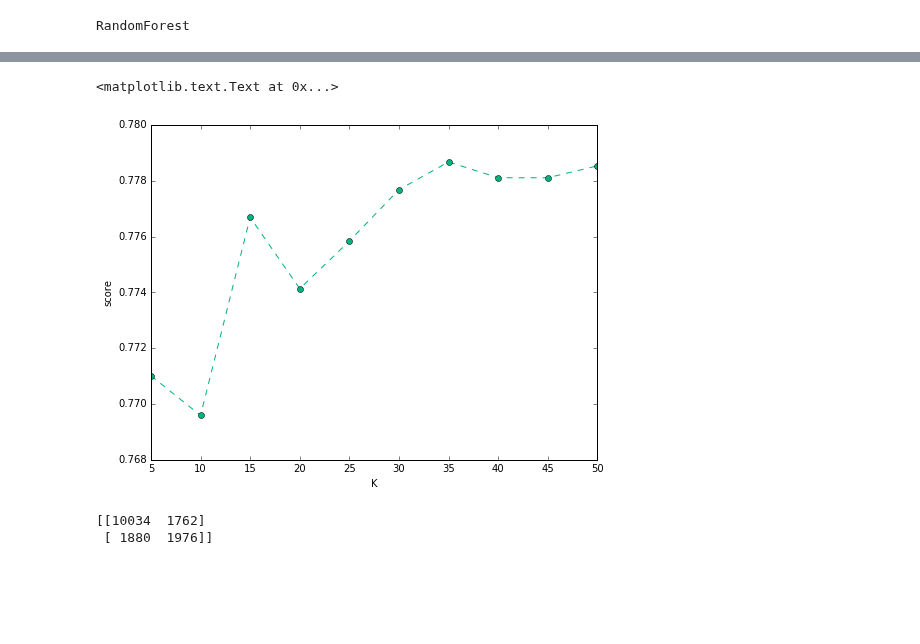
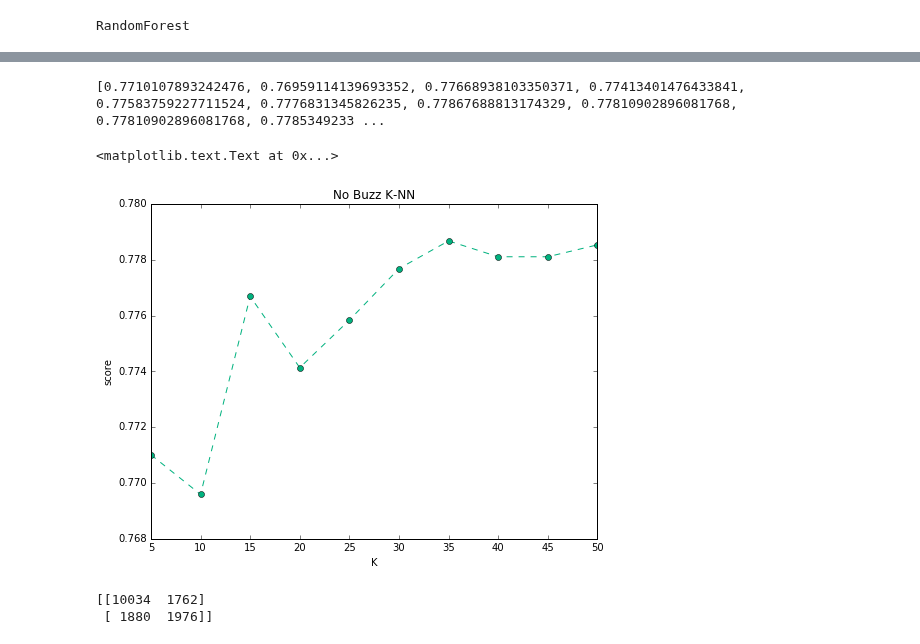
Before and after one commit to awkweb/DS501, a Jupyter notebook: 4/CaseStudy4.ipynb, the cells around one changed output, grey strips where cells are left out. Saved outputs shown, nothing was run; the diff lists cells and outputs as text; code cells hidden in the pictures; blank space fills up the shorter version.

```diff
--- a/4/CaseStudy4.ipynb
+++ b/4/CaseStudy4.ipynb
@@ -682,26 +766,30 @@ time elapsed:  12.5390000343
 # %%
 from sklearn.neighbors import KNeighborsClassifier
 
 # Determine K by cross-validation.
 x_cv_train, x_cv_test, y_cv_train, y_cv_test = train_test_split(x_train, y_train, test_size=0.3, random_state=None)
 
 # We use K-values ranging from 1-10
 k=[5,10,15,20,25,30,35,40,45,50]
 
 # Train a model on the trainng set and use that model to predict on the testing set
 predicted_knn=[KNeighborsClassifier(n_neighbors=i).fit(x_cv_train,y_cv_train).predict(x_cv_test) for i in k]
 
 #Compute accuracy on the testing set for each value of k
 score_knn=[metrics.accuracy_score(predicted_knn[i],y_cv_test) for i in range(10)]
 
+print score_knn
+
 # Plot accuracy on the test set vs. k
 fig=plt.figure(figsize=(8,6))
 plt.plot([5,10,15,20,25,30,35,40,45,50], score_knn, 'bo--',label='knn', color=green)
+plt.title('No Buzz K-NN')
 plt.xlabel('K')
 plt.ylabel('score')
 # %% [output]
-<matplotlib.text.Text at 0x...>
+[0.7710107893242476, 0.76959114139693352, 0.77668938103350371, 0.77413401476433841, 0.77583759227711524, 0.7776831345826235, 0.77867688813174329, 0.77810902896081768, 0.77810902896081768, 0.7785349233 ...
+<matplotlib.text.Text at 0x...>
-[figure, old version]
+[figure, new version]
 # %%
 # Make predictions based on the best model above
 y_predicted_knn = KNeighborsClassifier(n_neighbors=7).fit(x_train,y_train).predict(x_test)
```
Also changed, not shown: parts of 12 cells of this notebook, 3 other files.
